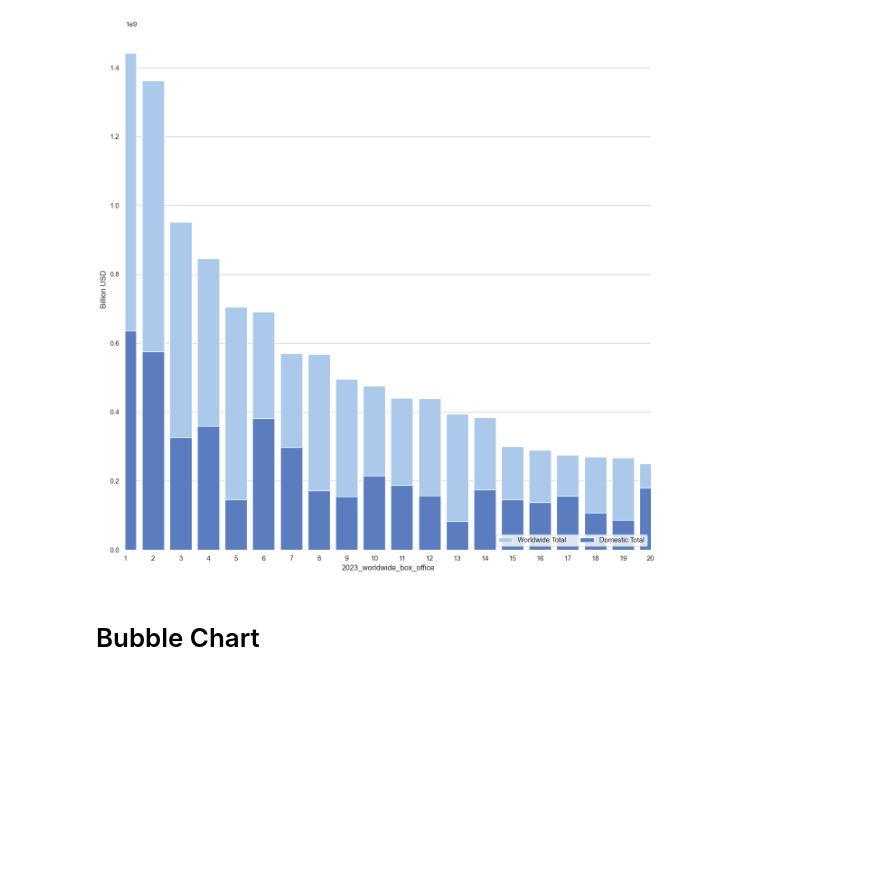
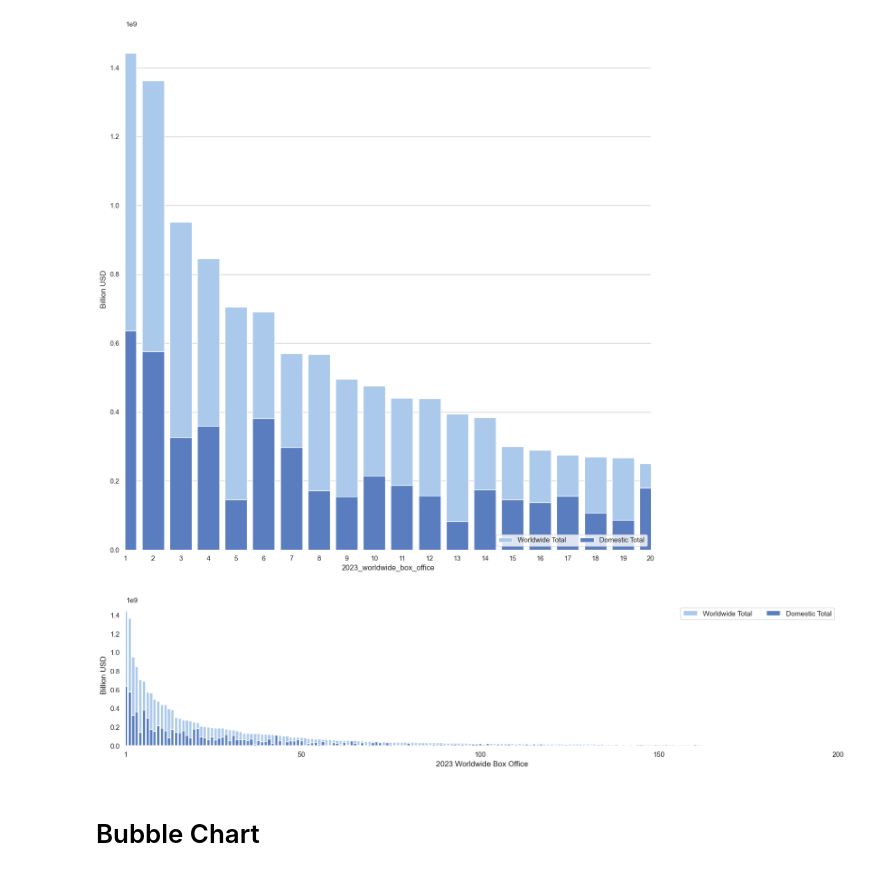
Before and after one commit to sylHut/2023_movies, a Jupyter notebook: Project3_Team3_SH_graphs.ipynb, the cells around one changed output. Cells and saved outputs as stored; diff of their text form; code cells hidden in the pictures; blank space fills up the shorter version.

Commit message:
More charts

```diff
--- a/Project3_Team3_SH_graphs.ipynb
+++ b/Project3_Team3_SH_graphs.ipynb
@@ -64,6 +68,36 @@ ax.set(xlim=(0,19), ylabel="Billion USD",
 sns.despine(left=True, bottom=True)
 # %% [output]
 [figure]
+# %%
+import seaborn as sns
+import matplotlib.pyplot as plt
+sns.set_theme(style="whitegrid")
+
+# Initialize the matplotlib figure
+f, ax = plt.subplots(figsize=(20, 4))
+
+# Plot the worldwide data
+sns.set_color_codes("pastel")
+sns.barplot(x="Rank", y="Worldwide", data=worldwide_df,
+            label="Worldwide Total", color="b")
+
+# Plot the domestic data
+sns.set_color_codes("muted")
+sns.barplot(x="Rank", y="Domestic", data=worldwide_df,
+            label="Domestic Total", color="b")
+
+# Add a legend and informative axis label
+ax.legend(ncol=2, loc="upper right", frameon=True)
+ax.set(xlim=(0,199), ylabel="Billion USD",
+       xlabel="2023 Worldwide Box Office")
+ax.set_xticks([0, 49, 99, 149, 199]) # Customize x-axis ticks
+ax.grid(False) # Turn off the background grid
+
+sns.despine(left=True, bottom=True)
+
+plt.show()
+# %% [output]
+[figure, added]
 # %% [markdown]
 # Bubble Chart
 # %%
```
Also changed, not shown: parts of 6 cells of this notebook, 4 other files.
